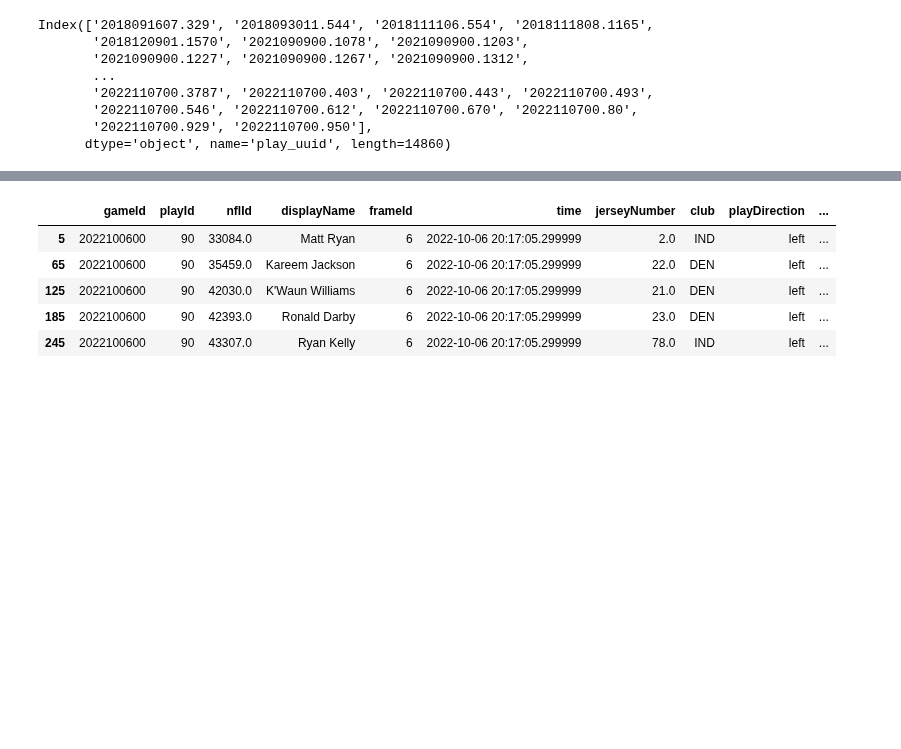
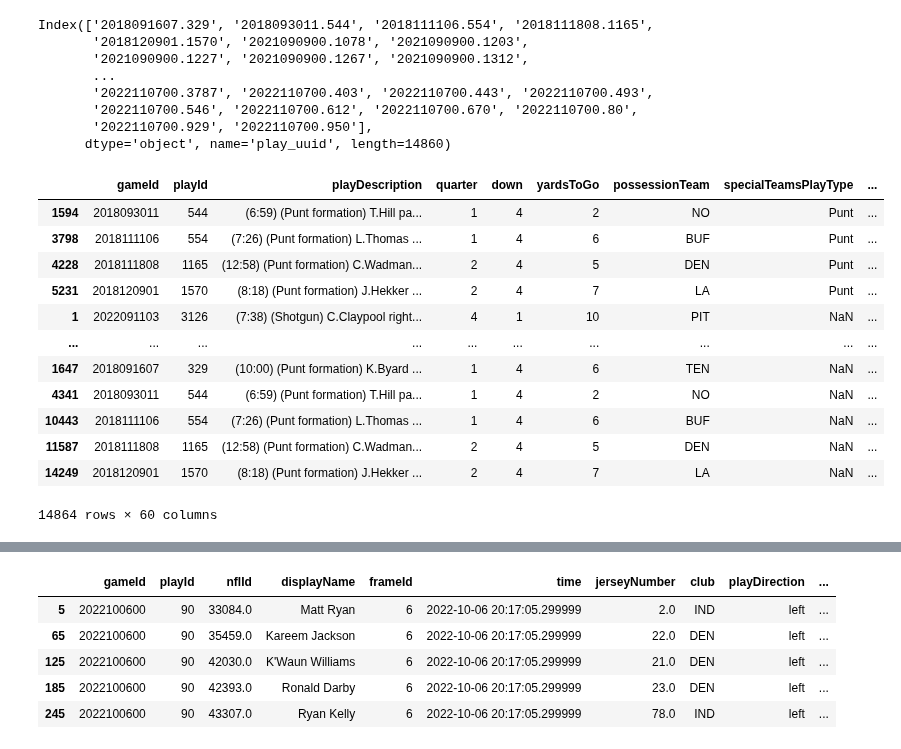
Before and after one commit to rfe123/umn_data_project_004, a Jupyter notebook: umn_data_project_004_nfl.ipynb, the cells around one changed output, grey strips where cells are left out. Drawn from its saved outputs; the diff is of its cells as text; code cells hidden in the pictures; blank space fills up the shorter version.

```diff
--- a/umn_data_project_004_nfl.ipynb
+++ b/umn_data_project_004_nfl.ipynb
@@ -128,3 +115,20 @@ Index(['2018091607.329', '2018093011.544', '2018111106.554', '2018111808.1165',
        '2022110700.546', '2022110700.612', '2022110700.670', '2022110700.80',
        '2022110700.929', '2022110700.950'],
       dtype='object', name='play_uuid', length=14860)
+# %%
+all_22_plays = plays_df.loc[(plays_df['play_uuid'].isin(all_22_play_ids))]
+all_22_plays
+# %% [output]
+|  | gameId | playId | playDescription | quarter | down | yardsToGo | possessionTeam | specialTeamsPlayType | ... |
+| 1594 | 2018093011 | 544 | (6:59) (Punt formation) T.Hill pa... | 1 | 4 | 2 | NO | Punt | ... |
+| 3798 | 2018111106 | 554 | (7:26) (Punt formation) L.Thomas ... | 1 | 4 | 6 | BUF | Punt | ... |
+| 4228 | 2018111808 | 1165 | (12:58) (Punt formation) C.Wadman... | 2 | 4 | 5 | DEN | Punt | ... |
+| 5231 | 2018120901 | 1570 | (8:18) (Punt formation) J.Hekker ... | 2 | 4 | 7 | LA | Punt | ... |
+| 1 | 2022091103 | 3126 | (7:38) (Shotgun) C.Claypool right... | 4 | 1 | 10 | PIT | NaN | ... |
+| ... | ... | ... | ... | ... | ... | ... | ... | ... | ... |
+| 1647 | 2018091607 | 329 | (10:00) (Punt formation) K.Byard ... | 1 | 4 | 6 | TEN | NaN | ... |
+| 4341 | 2018093011 | 544 | (6:59) (Punt formation) T.Hill pa... | 1 | 4 | 2 | NO | NaN | ... |
+| 10443 | 2018111106 | 554 | (7:26) (Punt formation) L.Thomas ... | 1 | 4 | 6 | BUF | NaN | ... |
+| 11587 | 2018111808 | 1165 | (12:58) (Punt formation) C.Wadman... | 2 | 4 | 5 | DEN | NaN | ... |
+| 14249 | 2018120901 | 1570 | (8:18) (Punt formation) J.Hekker ... | 2 | 4 | 7 | LA | NaN | ... |
+14864 rows × 60 columns
```
Also changed, not shown: parts of 10 cells of this notebook.
